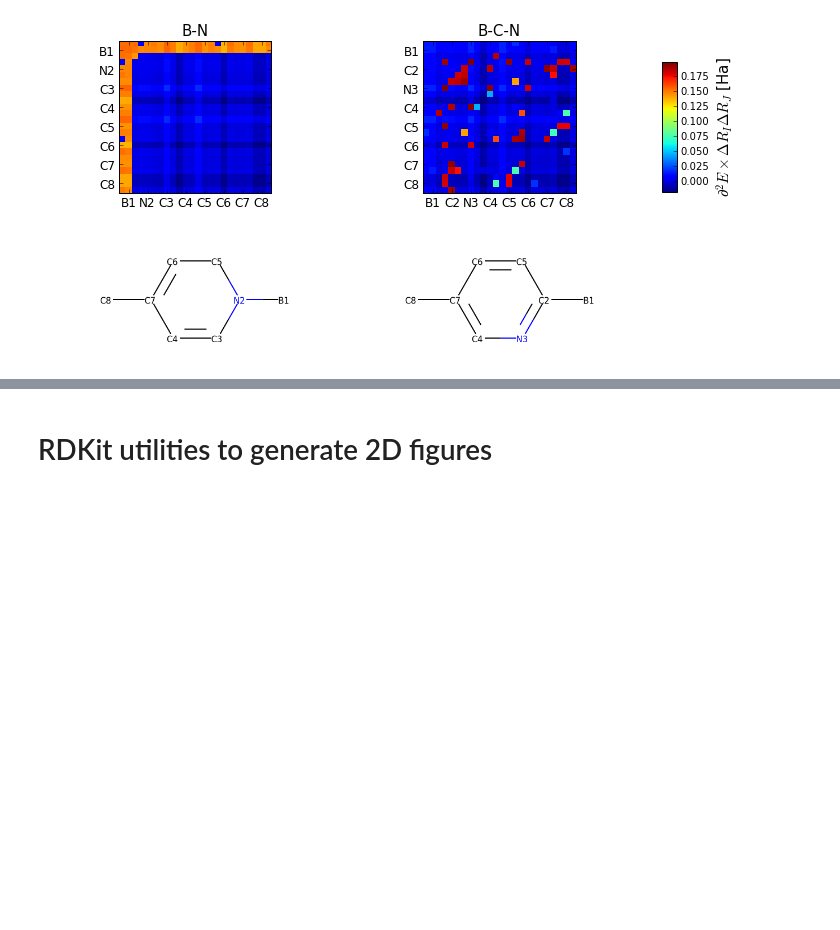
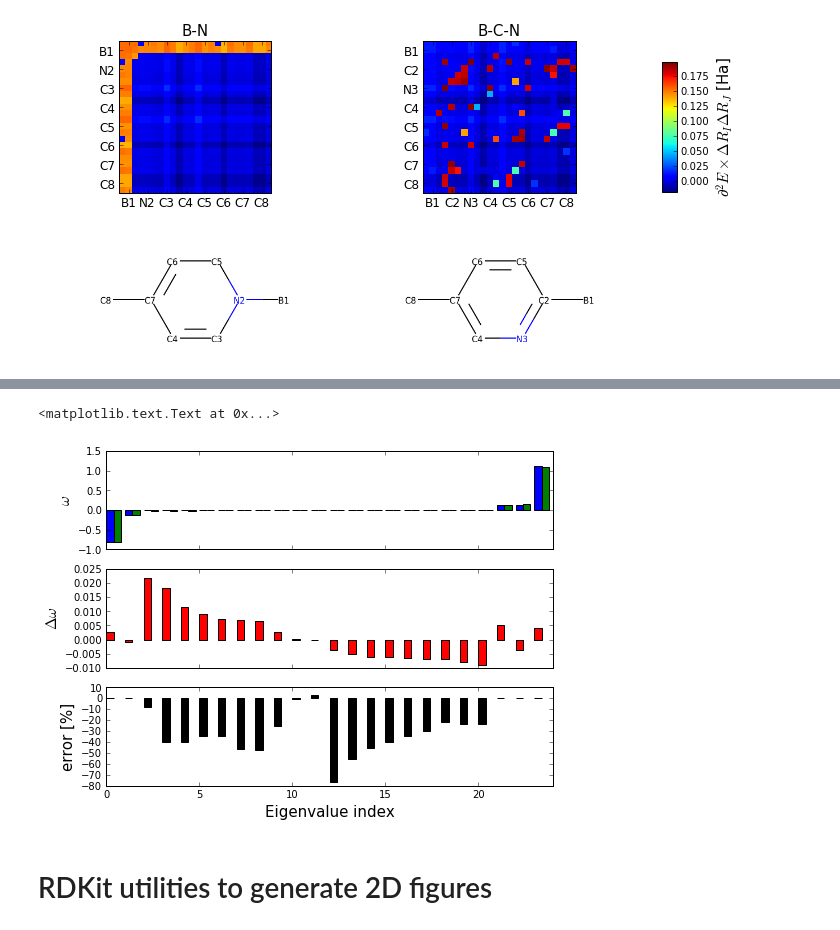
Before and after one commit to SamKChang/phononic_Tc_20170712, a Jupyter notebook: 01_finiteDifferenceTest/structure_test.ipynb, the cells around one changed output, grey strips where cells are left out. Drawn from its saved outputs; the diff is of its cells as text; code cells hidden in the pictures; blank space fills up the shorter version.

```diff
--- a/01_finiteDifferenceTest/structure_test.ipynb
+++ b/01_finiteDifferenceTest/structure_test.ipynb
@@ -529,3 +597,26 @@ Hessians_plot(Hessians_tar, ax1, ax2, ax3, ax4)
+# %%
+W_tar, V_tar = np.linalg.eigh(Hessians_tar[0])
+W_fit, V_fit = np.linalg.eigh(Hessian_fit)
+# %%
+fig, [ax1, ax2, ax3] = plt.subplots(3, 1, figsize=(8, 6), sharex=True)
+
+ax1.bar(range(24), W_tar, 0.4)
+ax1.bar(np.array(range(24))+0.4, W_fit, 0.4)
+ax1.set_xlim(0, 24)
+ax1.set_ylabel(r'$\omega$', fontsize=15)
+
+ax2.bar(range(24), (W_tar - W_fit) , 0.4, color='r')
+ax2.set_xlim(0, 24)
+ax2.set_ylabel(r'$\Delta\omega$', fontsize=15)
+
+ax3.bar(range(24), (W_tar - W_fit)/W_tar , 0.4, color='k')
+ax3.set_xlim(0, 24)
+ax3.set_ylabel(r'error [%]', fontsize=15)
+
+ax3.set_xlabel('Eigenvalue index', fontsize=15)
+# %% [output]
+<matplotlib.text.Text at 0x...>
+[figure, added]
 # %% [markdown]
 # RDKit utilities to generate 2D figures
 # %%
```
Also changed, not shown: parts of 13 cells of this notebook.
